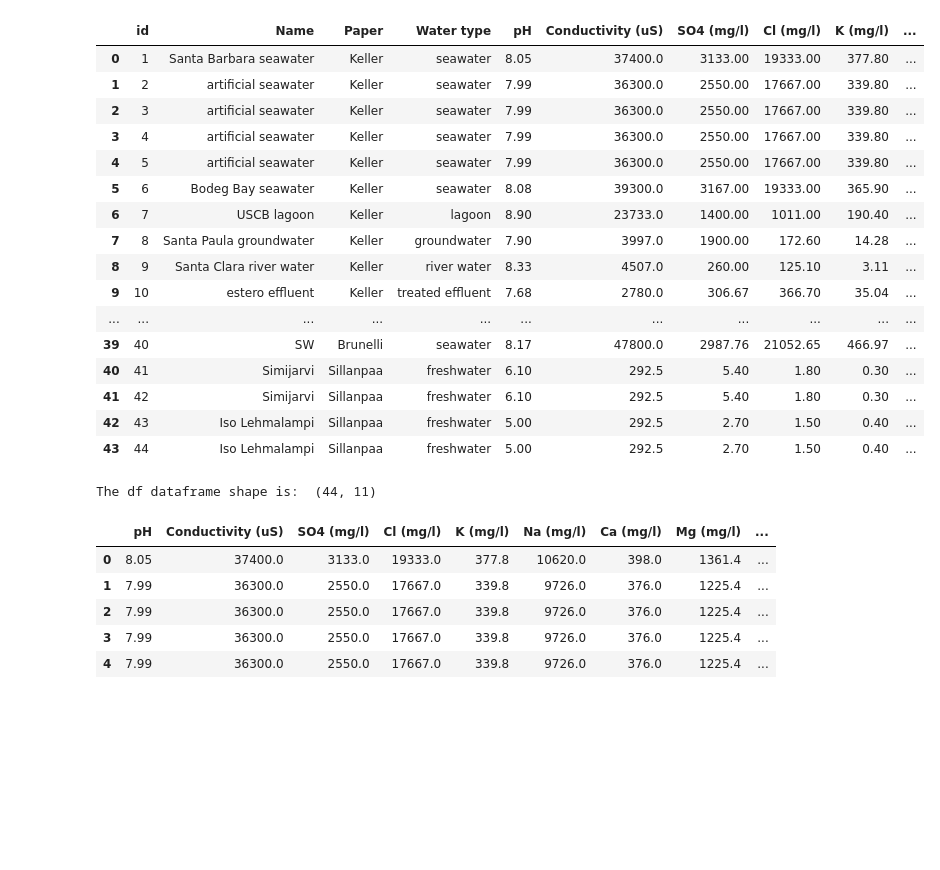
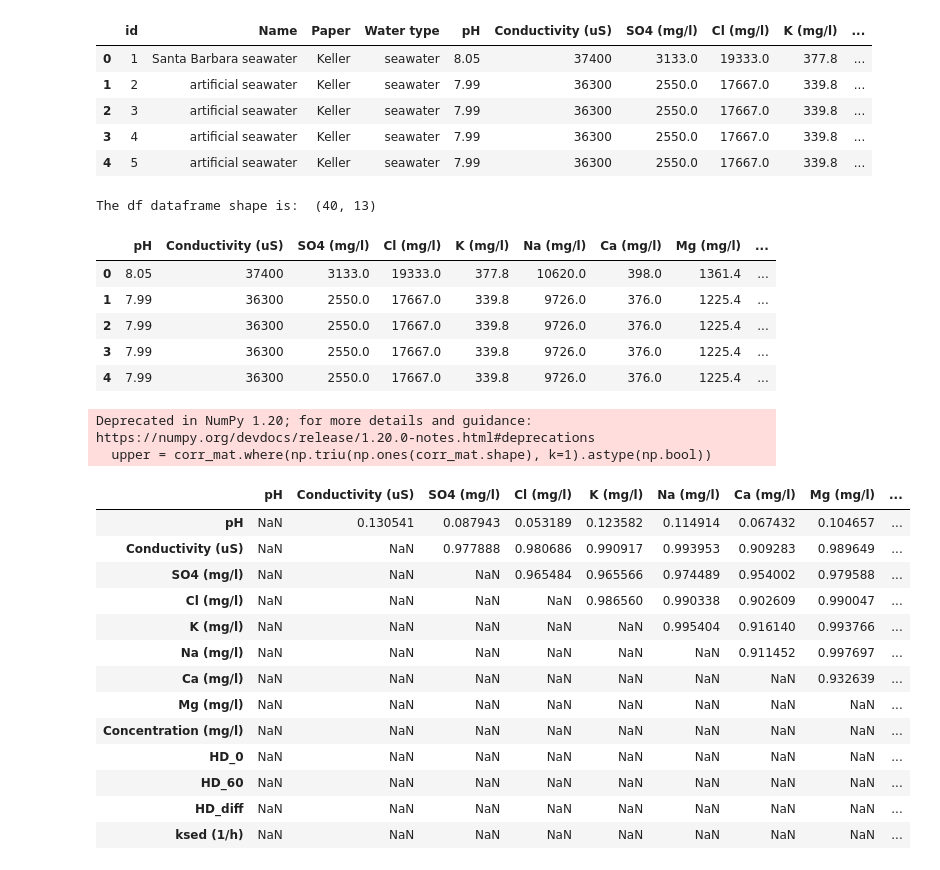
Before and after one commit to ntua-unit-of-control-and-informatics/TiO2_aggregation_and_uptake, a Jupyter notebook: TiO2_sedimentation/Select Important features.ipynb, the cells around one changed output. Drawn from its saved outputs; the diff is of its cells as text; code cells hidden in the pictures; blank space fills up the shorter version.

```diff
--- a/TiO2_sedimentation/Select Important features.ipynb
+++ b/TiO2_sedimentation/Select Important features.ipynb
@@ -12,23 +14,12 @@ from sklearn.model_selection import GridSearchCV
 from sklearn.metrics import r2_score
 from sklearn.metrics import mean_squared_error
 # %%
-df = pd.read_csv("Watertypes_data.csv")#, encoding='cp1252')
-df
+df = pd.read_csv("Watertypes_data_alt.csv")#, encoding='cp1252')
+df.head()
 # %% [output]
 |  | id | Name | Paper | Water type | pH | Conductivity (uS) | SO4 (mg/l) | Cl (mg/l) | K (mg/l) | ... |
-| 0 | 1 | Santa Barbara seawater | Keller | seawater | 8.05 | 37400.0 | 3133.00 | 19333.00 | 377.80 | ... |
-| 1 | 2 | artificial seawater | Keller | seawater | 7.99 | 36300.0 | 2550.00 | 17667.00 | 339.80 | ... |
-| 2 | 3 | artificial seawater | Keller | seawater | 7.99 | 36300.0 | 2550.00 | 17667.00 | 339.80 | ... |
-| 3 | 4 | artificial seawater | Keller | seawater | 7.99 | 36300.0 | 2550.00 | 17667.00 | 339.80 | ... |
-| 4 | 5 | artificial seawater | Keller | seawater | 7.99 | 36300.0 | 2550.00 | 17667.00 | 339.80 | ... |
-| 5 | 6 | Bodeg Bay seawater | Keller | seawater | 8.08 | 39300.0 | 3167.00 | 19333.00 | 365.90 | ... |
-| 6 | 7 | USCB lagoon | Keller | lagoon | 8.90 | 23733.0 | 1400.00 | 1011.00 | 190.40 | ... |
-| 7 | 8 | Santa Paula groundwater | Keller | groundwater | 7.90 | 3997.0 | 1900.00 | 172.60 | 14.28 | ... |
-| 8 | 9 | Santa Clara river water | Keller | river water | 8.33 | 4507.0 | 260.00 | 125.10 | 3.11 | ... |
-| 9 | 10 | estero effluent | Keller | treated effluent | 7.68 | 2780.0 | 306.67 | 366.70 | 35.04 | ... |
-| ... | ... | ... | ... | ... | ... | ... | ... | ... | ... | ... |
-| 39 | 40 | SW | Brunelli | seawater | 8.17 | 47800.0 | 2987.76 | 21052.65 | 466.97 | ... |
-| 40 | 41 | Simijarvi | Sillanpaa | freshwater | 6.10 | 292.5 | 5.40 | 1.80 | 0.30 | ... |
-| 41 | 42 | Simijarvi | Sillanpaa | freshwater | 6.10 | 292.5 | 5.40 | 1.80 | 0.30 | ... |
-| 42 | 43 | Iso Lehmalampi | Sillanpaa | freshwater | 5.00 | 292.5 | 2.70 | 1.50 | 0.40 | ... |
-| 43 | 44 | Iso Lehmalampi | Sillanpaa | freshwater | 5.00 | 292.5 | 2.70 | 1.50 | 0.40 | ... |
+| 0 | 1 | Santa Barbara seawater | Keller | seawater | 8.05 | 37400 | 3133.0 | 19333.0 | 377.8 | ... |
+| 1 | 2 | artificial seawater | Keller | seawater | 7.99 | 36300 | 2550.0 | 17667.0 | 339.8 | ... |
+| 2 | 3 | artificial seawater | Keller | seawater | 7.99 | 36300 | 2550.0 | 17667.0 | 339.8 | ... |
+| 3 | 4 | artificial seawater | Keller | seawater | 7.99 | 36300 | 2550.0 | 17667.0 | 339.8 | ... |
+| 4 | 5 | artificial seawater | Keller | seawater | 7.99 | 36300 | 2550.0 | 17667.0 | 339.8 | ... |
@@ -37,17 +26,38 @@ y = df['ksed (1/h)']
 # %%
-df = df[df.columns[~df.columns.isin(['id', 'Name', 'Paper', 'Water type', 'ksed (1/h)'])]]
+# Drop the columns that don't consist data
+df = df[df.columns[~df.columns.isin(['id', 'Name', 'Paper', 'Water type'])]]#, 'ksed (1/h)'])]]
 print("The df dataframe shape is: ", df.shape)
 df.head()
 # %% [output]
-The df dataframe shape is:  (44, 11)
+The df dataframe shape is:  (40, 13)
 |  | pH | Conductivity (uS) | SO4 (mg/l) | Cl (mg/l) | K (mg/l) | Na (mg/l) | Ca (mg/l) | Mg (mg/l) | ... |
-| 0 | 8.05 | 37400.0 | 3133.0 | 19333.0 | 377.8 | 10620.0 | 398.0 | 1361.4 | ... |
-| 1 | 7.99 | 36300.0 | 2550.0 | 17667.0 | 339.8 | 9726.0 | 376.0 | 1225.4 | ... |
-| 2 | 7.99 | 36300.0 | 2550.0 | 17667.0 | 339.8 | 9726.0 | 376.0 | 1225.4 | ... |
-| 3 | 7.99 | 36300.0 | 2550.0 | 17667.0 | 339.8 | 9726.0 | 376.0 | 1225.4 | ... |
-| 4 | 7.99 | 36300.0 | 2550.0 | 17667.0 | 339.8 | 9726.0 | 376.0 | 1225.4 | ... |
+| 0 | 8.05 | 37400 | 3133.0 | 19333.0 | 377.8 | 10620.0 | 398.0 | 1361.4 | ... |
+| 1 | 7.99 | 36300 | 2550.0 | 17667.0 | 339.8 | 9726.0 | 376.0 | 1225.4 | ... |
+| 2 | 7.99 | 36300 | 2550.0 | 17667.0 | 339.8 | 9726.0 | 376.0 | 1225.4 | ... |
+| 3 | 7.99 | 36300 | 2550.0 | 17667.0 | 339.8 | 9726.0 | 376.0 | 1225.4 | ... |
+| 4 | 7.99 | 36300 | 2550.0 | 17667.0 | 339.8 | 9726.0 | 376.0 | 1225.4 | ... |
 # %%
+# Calculate the Pearson Correlation matrix
 corr_mat = df.corr(method='pearson')
+upper = corr_mat.where(np.triu(np.ones(corr_mat.shape), k=1).astype(np.bool))
+upper
+# %% [output]
+Deprecated in NumPy 1.20; for more details and guidance: https://numpy.org/devdocs/release/1.20.0-notes.html#deprecations
+  upper = corr_mat.where(np.triu(np.ones(corr_mat.shape), k=1).astype(np.bool))
+|  | pH | Conductivity (uS) | SO4 (mg/l) | Cl (mg/l) | K (mg/l) | Na (mg/l) | Ca (mg/l) | Mg (mg/l) | ... |
+| pH | NaN | 0.130541 | 0.087943 | 0.053189 | 0.123582 | 0.114914 | 0.067432 | 0.104657 | ... |
+| Conductivity (uS) | NaN | NaN | 0.977888 | 0.980686 | 0.990917 | 0.993953 | 0.909283 | 0.989649 | ... |
+| SO4 (mg/l) | NaN | NaN | NaN | 0.965484 | 0.965566 | 0.974489 | 0.954002 | 0.979588 | ... |
+| Cl (mg/l) | NaN | NaN | NaN | NaN | 0.986560 | 0.990338 | 0.902609 | 0.990047 | ... |
+| K (mg/l) | NaN | NaN | NaN | NaN | NaN | 0.995404 | 0.916140 | 0.993766 | ... |
+| Na (mg/l) | NaN | NaN | NaN | NaN | NaN | NaN | 0.911452 | 0.997697 | ... |
+| Ca (mg/l) | NaN | NaN | NaN | NaN | NaN | NaN | NaN | 0.932639 | ... |
+| Mg (mg/l) | NaN | NaN | NaN | NaN | NaN | NaN | NaN | NaN | ... |
+| Concentration (mg/l) | NaN | NaN | NaN | NaN | NaN | NaN | NaN | NaN | ... |
+| HD_0 | NaN | NaN | NaN | NaN | NaN | NaN | NaN | NaN | ... |
+| HD_60 | NaN | NaN | NaN | NaN | NaN | NaN | NaN | NaN | ... |
+| HD_diff | NaN | NaN | NaN | NaN | NaN | NaN | NaN | NaN | ... |
+| ksed (1/h) | NaN | NaN | NaN | NaN | NaN | NaN | NaN | NaN | ... |
 # %%
 sb.heatmap(corr_mat,
             xticklabels=corr_mat.columns,
```
Also changed, not shown: parts of 18 cells of this notebook, 2 other files.
